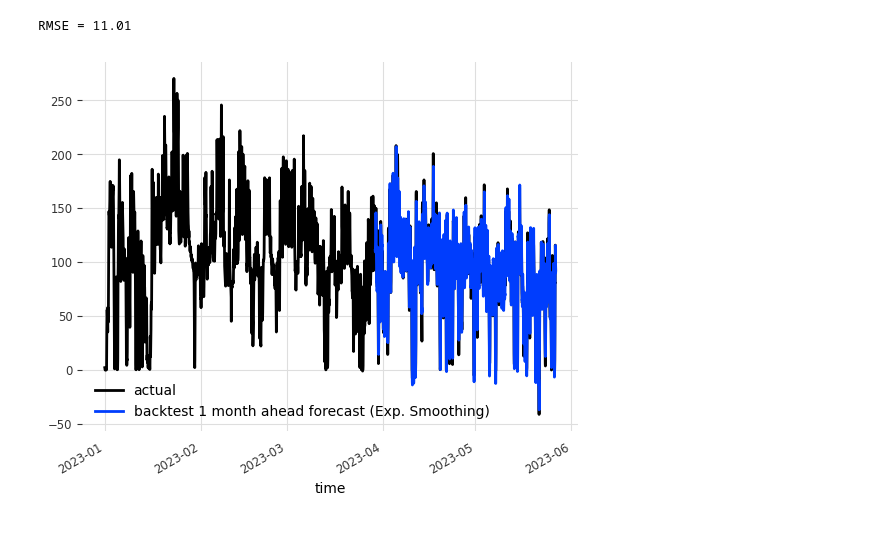
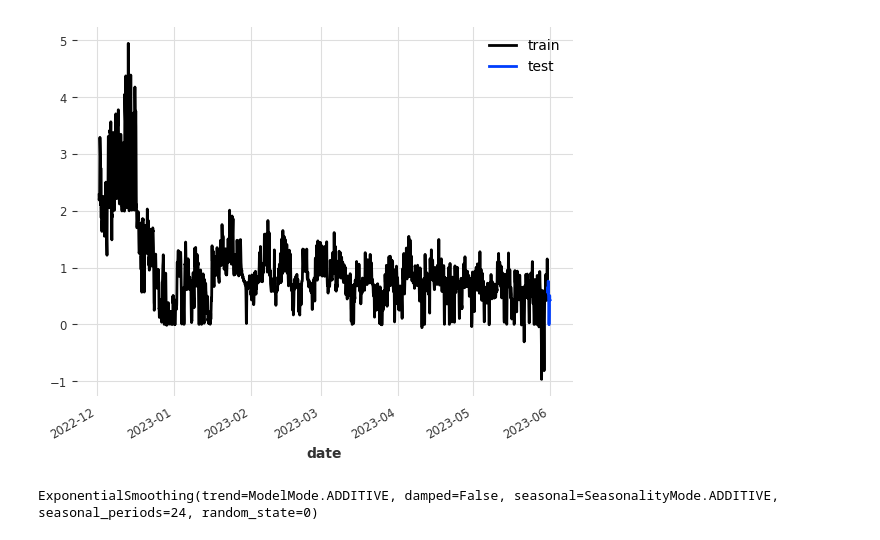
Before and after one commit to Brlsadiksha/M6_sem_project, a Jupyter notebook: Model/Exponential Smoothing Model.ipynb, the cells around one changed output. Saved outputs shown, nothing was run; the diff lists cells and outputs as text; code cells hidden in the pictures.

```diff
--- a/Model/Exponential Smoothing Model.ipynb
+++ b/Model/Exponential Smoothing Model.ipynb
@@ -14,39 +15,33 @@ from darts.models import ExponentialSmoothing, TBATS, AutoARIMA, ARIMA
 # %%
 # Load the electric dataset(CSV) into a Pandas DataFrame
-df_el = pd.read_csv('Day-ahead Prices.csv')
+df_el = pd.read_csv('../Data/dkk_kwh_2023_05_31.csv')
 # Select the desired columns
-df_el = df_el[['MTU (CET/CEST)', 'Day-ahead Price [EUR/MWh]']]
+#df_el = df_el[['MTU (CET/CEST)', 'Day-ahead Price [DKK/kWh]']]
 
 # Rename the columns
-df_el = df_el.rename(columns={'MTU (CET/CEST)': 'date', 'Day-ahead Price [EUR/MWh]': 'price'})
+#df_el = df_el.rename(columns={'MTU (CET/CEST)': 'date', 'Day-ahead Price [DKK/kWh]': 'price'})
 
 # Extract the first 16 characters from the 'date' column
-df_el['date'] = df_el['date'].apply(lambda x: x[0:16])
+#df_el['date'] = df_el['date'].apply(lambda x: x[0:16])
+
 
 # Drop rows where 'price' column is equal to '-'
-df_el.drop(df_el[df_el['price'] == '-'].index, inplace=True)
+#df_el.drop(df_el[df_el['price'] == '-'].index, inplace=True)
+df_el['date'] = pd.to_datetime(df_el['date'])
+median_price = df_el['price'].median() #for the missing values
 
-median_price = df_el['price'].median()
-df_el['price'].fillna(median_price, inplace=True)
+ts = TimeSeries.from_dataframe(df_el, time_col="date", value_cols ="price", fill_missing_dates=True, fillna_value=median_price, freq="H") # use this for training, add missing dates and filled with median values
 
-# keep the data type(str, float64), if we did not the below work we meet an error.
-df_el['date'] = pd.to_datetime(df_el['date'], format='%d.%m.%Y %H:%M')
-df_el['price'] = df_el['price'].astype(float)
-ts = TimeSeries.from_dataframe(df_el, time_col='date', value_cols = 'price', fill_missing_dates=False, freq='H')
+train, test = ts[:-24], ts[-24:]
 
-df_el['date'] = pd.to_datetime(df_el['date'], format='%m.%d.%Y %H:%M')
-ts = TimeSeries.from_dataframe(df_el, time_col='date', value_cols = 'price', fill_missing_dates=False, freq='H')
-train, test = ts.split_after(pd.Timestamp("05.01.2023 00:00"))
+# Using only 24 hour as test because thats what we will be doing
-# %%
-model_es = ExponentialSmoothing(seasonal_periods=24)
-model_es.fit(train)
-historical_forecast_es = model_es.historical_forecasts(
-    ts, start=0.6, forecast_horizon=1, verbose=True)
-
-ts.plot(label="actual")
-historical_forecast_es.plot(label="backtest 1 month ahead forecast (Exp. Smoothing)")
-es_rmse = rmse(historical_forecast_es, ts)
-print("RMSE = {:.2f}".format(es_rmse))
-# %% [output]
-RMSE = 11.01
-[figure, removed]
+# %%
+train.plot(label="train")
+test.plot(label="test")
+# %% [output]
+[figure, added]
+# %%
+model_es = ExponentialSmoothing(seasonal_periods=24)
+model_es.fit(train)
+# %% [output]
+ExponentialSmoothing(trend=ModelMode.ADDITIVE, damped=False, seasonal=SeasonalityMode.ADDITIVE, seasonal_periods=24, random_state=0)
```
Also changed, not shown: parts of 6 cells of this notebook, 4 other files.
